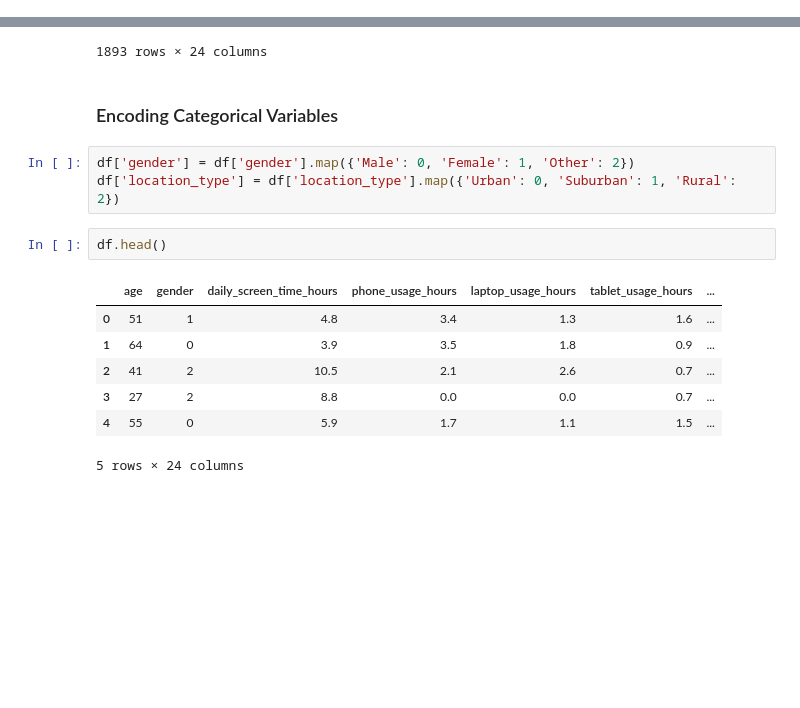
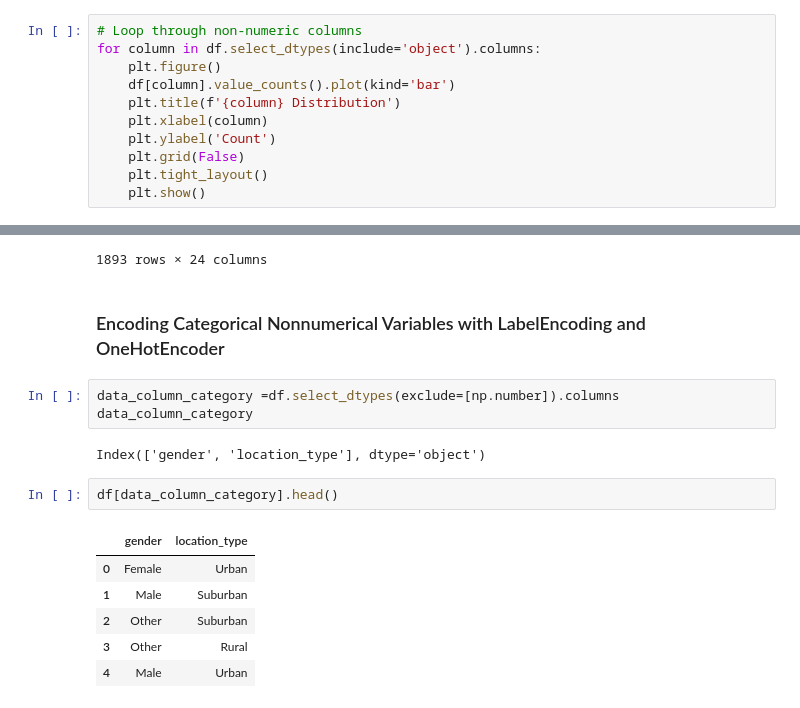
Before and after one commit to qmer05/bi-techlife-exam-project, a Jupyter notebook: notebooks/01_data_cleaning.ipynb, the cells around one changed output, grey strips where cells are left out. Saved outputs shown, nothing was run; the diff lists cells and outputs as text; blank space fills up the shorter version.

Commit message:
finalized cleaning and encoding

```diff
--- a/notebooks/01_data_cleaning.ipynb
+++ b/notebooks/01_data_cleaning.ipynb
@@ -44,3 +47,14 @@ Data columns (total 24 columns):
  23  mindfulness_minutes_per_day       2000 non-null   float64
 dtypes: float64(13), int64(9), object(2)
 memory usage: 375.1+ KB
+# %%
+# Loop through non-numeric columns
+for column in df.select_dtypes(include='object').columns:
+    plt.figure()
+    df[column].value_counts().plot(kind='bar')
+    plt.title(f'{column} Distribution')
+    plt.xlabel(column)
+    plt.ylabel('Count')
+    plt.grid(False)
+    plt.tight_layout()
+    plt.show()
@@ -198,17 +221,18 @@ df
 | 1999 | 15 | Female | 4.5 | 3.6 | 1.2 | 1.4 | ... |
 1893 rows × 24 columns
 # %% [markdown]
-### Encoding Categorical Variables
+### Encoding Categorical Nonnumerical Variables with LabelEncoding and OneHotEncoder
-# %%
-df['gender'] = df['gender'].map({'Male': 0, 'Female': 1, 'Other': 2})
-df['location_type'] = df['location_type'].map({'Urban': 0, 'Suburban': 1, 'Rural': 2})
+# %%
+data_column_category =df.select_dtypes(exclude=[np.number]).columns
+data_column_category
+# %% [output]
+Index(['gender', 'location_type'], dtype='object')
 # %%
-df.head()
+df[data_column_category].head()
 # %% [output]
-|  | age | gender | daily_screen_time_hours | phone_usage_hours | laptop_usage_hours | tablet_usage_hours | ... |
-| 0 | 51 | 1 | 4.8 | 3.4 | 1.3 | 1.6 | ... |
-| 1 | 64 | 0 | 3.9 | 3.5 | 1.8 | 0.9 | ... |
-| 2 | 41 | 2 | 10.5 | 2.1 | 2.6 | 0.7 | ... |
-| 3 | 27 | 2 | 8.8 | 0.0 | 0.0 | 0.7 | ... |
-| 4 | 55 | 0 | 5.9 | 1.7 | 1.1 | 1.5 | ... |
+|  | gender | location_type |
+| 0 | Female | Urban |
+| 1 | Male | Suburban |
+| 2 | Other | Suburban |
+| 3 | Other | Rural |
+| 4 | Male | Urban |
-5 rows × 24 columns
```
Also changed, not shown: parts of 7 cells of this notebook, 1 other file.
